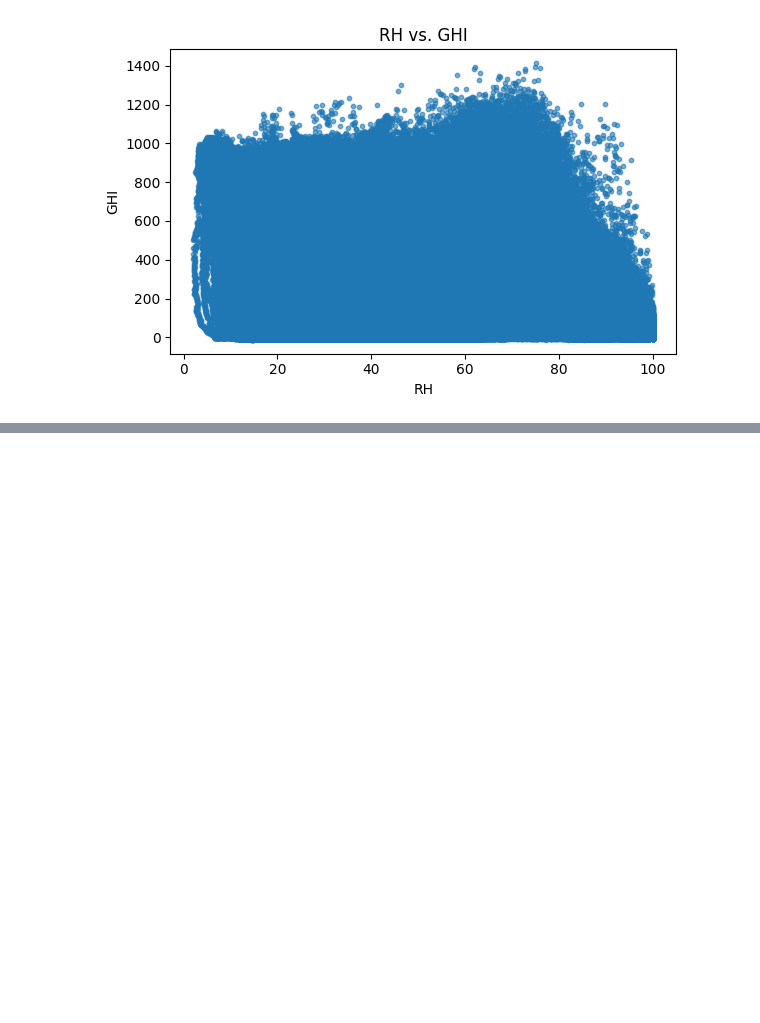
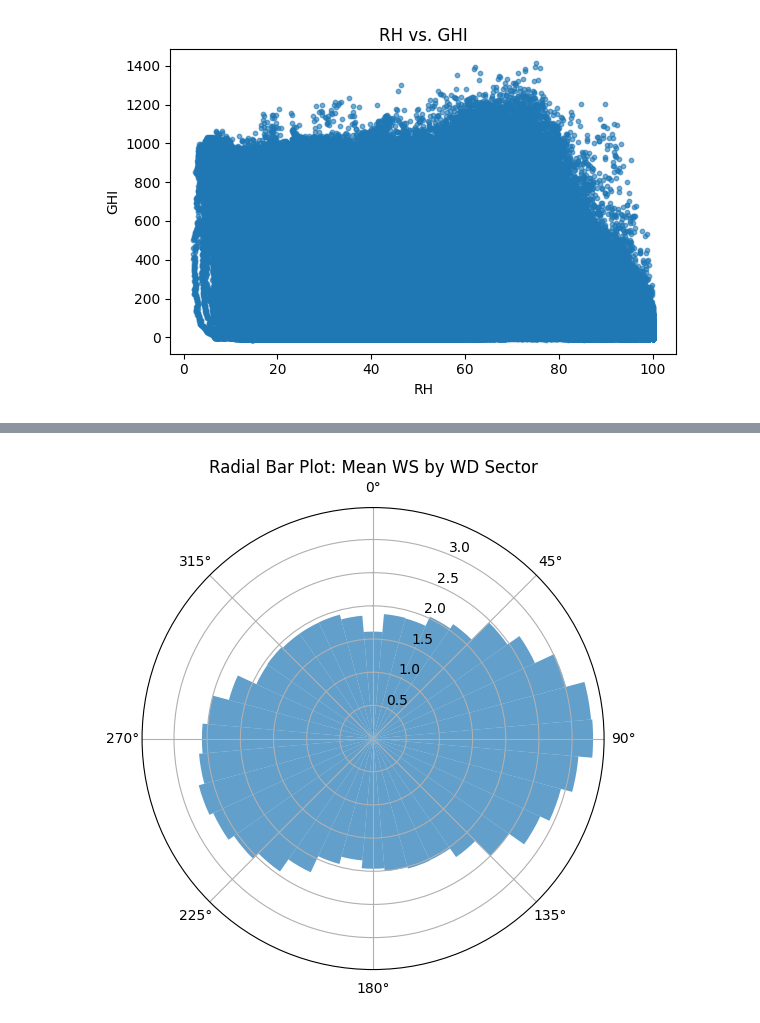
Before and after one commit to yohannesalex/solar-challenge-week1, a Jupyter notebook: notebooks/benin_eda.ipynb, the cells around one changed output, grey strips where cells are left out. Cells and saved outputs as stored; diff of their text form; code cells hidden in the pictures; blank space fills up the shorter version.

```diff
--- a/notebooks/benin_eda.ipynb
+++ b/notebooks/benin_eda.ipynb
@@ -281,0 +304,23 @@ plt.show()
+# %%
+# Alternative radial bar plot (manual)
+# Aggregate WS by WD sector
+df["WD_bin"] = (df["WD"] // 10) * 10   # 10° sectors
+sector_means = df.groupby("WD_bin")["WS"].mean()
+angles = np.deg2rad(sector_means.index)
+values = sector_means.values
+
+fig = plt.figure(figsize=(6, 6))
+ax = fig.add_subplot(111, polar=True)
+bars = ax.bar(
+    angles,
+    values,
+    width=np.deg2rad(10),
+    bottom=0.0,
+    alpha=0.7
+)
+ax.set_theta_zero_location("N")
+ax.set_theta_direction(-1)
+ax.set_title("Radial Bar Plot: Mean WS by WD Sector")
+plt.show()
+# %% [output]
+[figure, added]
```
Also changed, not shown: parts of 4 cells of this notebook, 1 other file.
